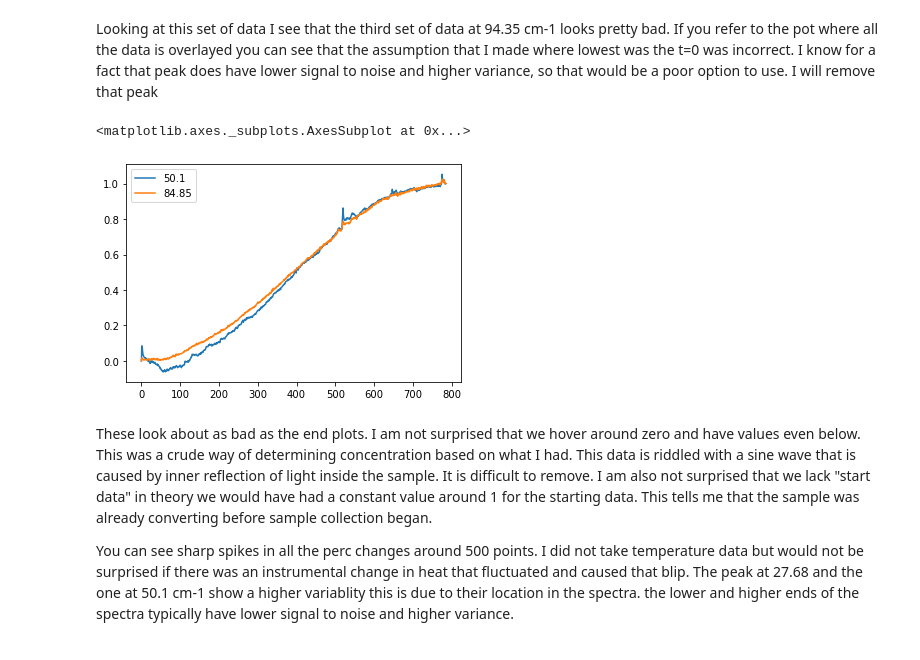
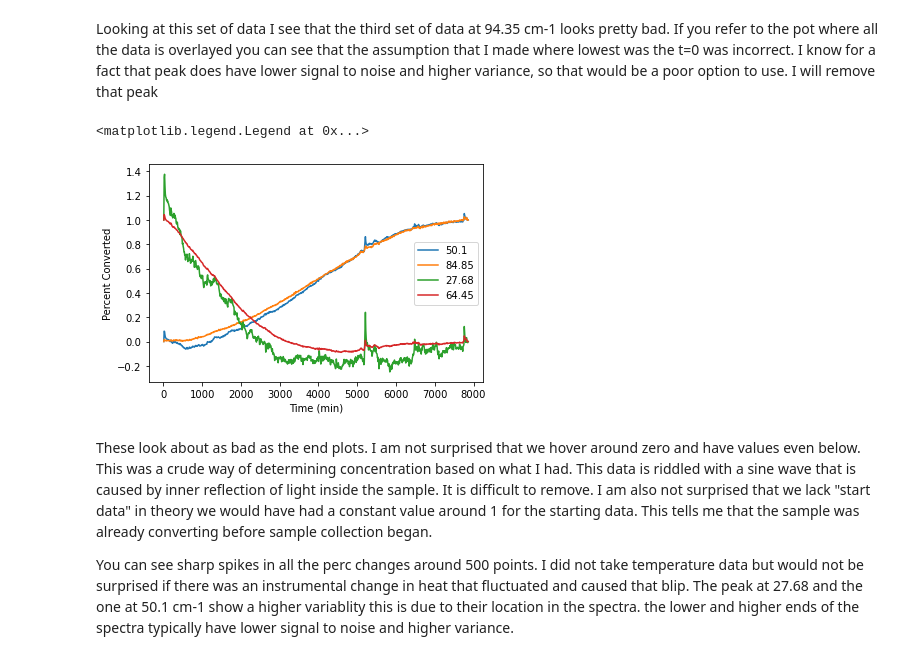
Before and after one commit to michaellaephillips/THzProject, a Jupyter notebook: THzProject.ipynb, the cells around one changed output. Drawn from its saved outputs; the diff is of its cells as text; code cells hidden in the pictures.

```diff
--- a/THzProject.ipynb
+++ b/THzProject.ipynb
@@ -132,11 +133,17 @@ endPerc.plot()
 Looking at this set of data I see that the third set of data at 94.35 cm-1 looks pretty bad. If you refer to the pot where all the data is overlayed you can see that the assumption that I made where lowest was the t=0 was incorrect. I know for a fact that peak does have lower signal to noise and higher variance, so that would be a poor option to use. I will remove that peak
 # %%
 endPerc = endPerc.drop([94.35], axis=1)
-# %%
-endPerc.plot()
-# %% [output]
-<matplotlib.axes._subplots.AxesSubplot at 0x...>
-[figure, removed]
+# %%
+wavenumbers = [round(freq[199],2),round(freq[371],2),round(freq[88],2),round(freq[270],2)]
+# %%
+_=plt.plot(time[1:], endPerc)
+_=plt.plot(time[1:], startPerc)
+plt.xlabel('Time (min)')
+plt.ylabel('Percent Converted')
+plt.legend(wavenumbers)
+# %% [output]
+<matplotlib.legend.Legend at 0x...>
+[figure, added]
 # %% [markdown]
 These look about as bad as the end plots. I am not surprised that we hover around zero and have values even below. This was a crude way of determining concentration based on what I had. This data is riddled with a sine wave that is caused by inner reflection of light inside the sample. It is difficult to remove. I am also not surprised that we lack "start data" in theory we would have had a constant value around 1 for the starting data. This tells me that the sample was already converting before sample collection began.
 
```
Also changed, not shown: parts of 33 cells of this notebook.
